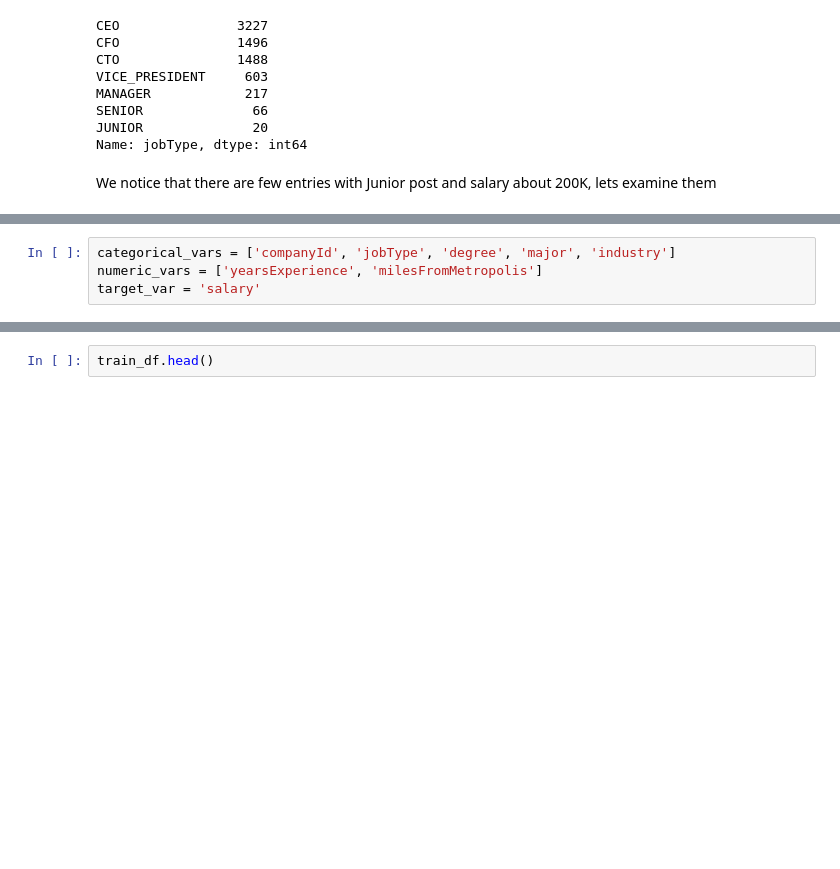
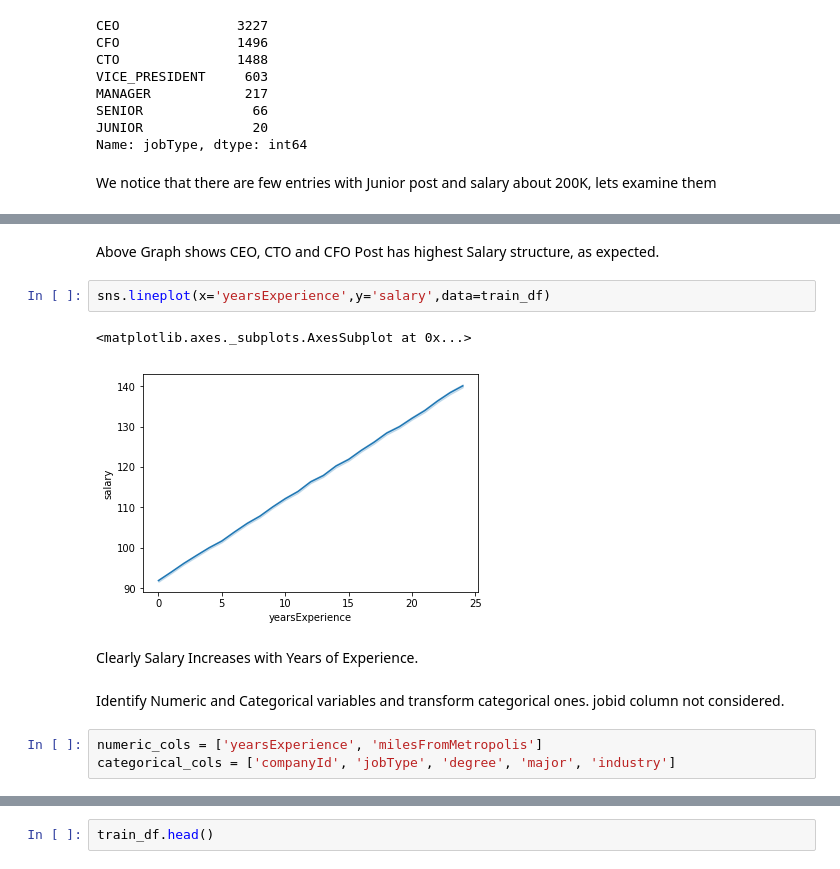
Before and after one commit to kartikathale/salarypredictionportfolio, a Jupyter notebook: Salary Prediction Notebook.ipynb, the cells around one changed output, grey strips where cells are left out. Drawn from its saved outputs; the diff is of its cells as text; blank space fills up the shorter version.

```diff
--- a/Salary Prediction Notebook.ipynb
+++ b/Salary Prediction Notebook.ipynb
@@ -311,4 +301,14 @@ train_df = train_df[train_df.salary > 10]
+# %% [markdown]
+Above Graph shows CEO, CTO and CFO Post has highest Salary structure, as expected.
+# %%
+sns.lineplot(x='yearsExperience',y='salary',data=train_df)
+# %% [output]
+<matplotlib.axes._subplots.AxesSubplot at 0x...>
+[figure, added]
+# %% [markdown]
+Clearly Salary Increases with Years of Experience.
+# %% [markdown]
+Identify Numeric and Categorical variables and transform categorical ones. jobid column not considered.
 # %%
-categorical_vars = ['companyId', 'jobType', 'degree', 'major', 'industry']
-numeric_vars = ['yearsExperience', 'milesFromMetropolis']
-target_var = 'salary'
+numeric_cols = ['yearsExperience', 'milesFromMetropolis']
+categorical_cols = ['companyId', 'jobType', 'degree', 'major', 'industry']
```
Also changed, not shown: parts of 25 cells of this notebook.
